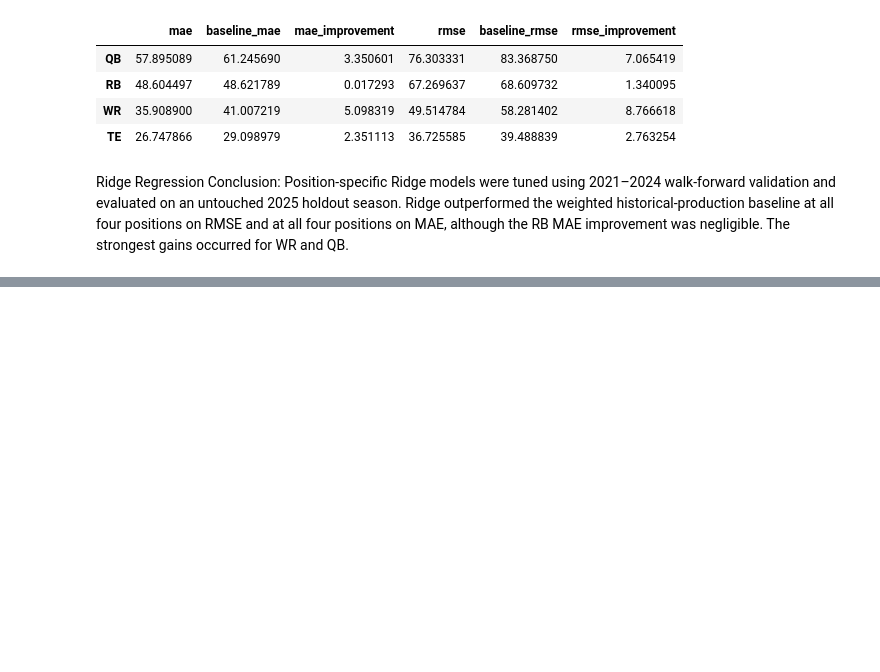
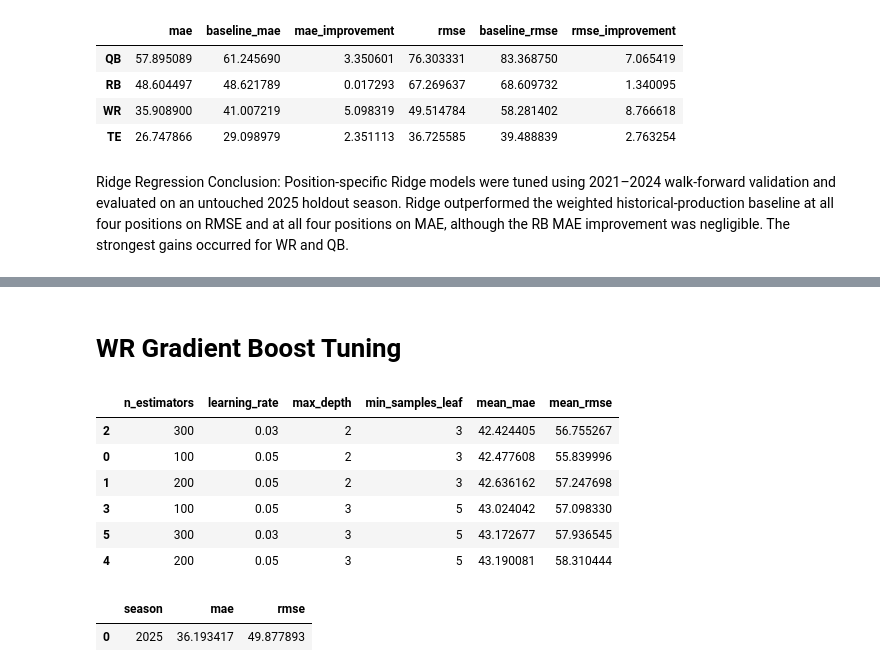
Before and after one commit to thjquinn/fantasy-football-projection-model, a Jupyter notebook: notebooks/05_modeling.ipynb, the cells around one changed output, grey strips where cells are left out. Drawn from its saved outputs; the diff is of its cells as text; code cells hidden in the pictures; blank space fills up the shorter version.

```diff
--- a/notebooks/05_modeling.ipynb
+++ b/notebooks/05_modeling.ipynb
@@ -1065,0 +1633,54 @@ Ridge Regression Conclusion: Position-specific Ridge models were tuned using 202
+# %% [markdown]
+# WR Gradient Boost Tuning
+# %%
+gb_tuning_results = []
+
+for config in gb_configs:
+
+    results = evaluate_gradient_boosting(
+        wr_df,
+        wr_features,
+        target,
+        tuning_seasons,
+        n_estimators=config["n_estimators"],
+        learning_rate=config["learning_rate"],
+        max_depth=config["max_depth"],
+        min_samples_leaf=config["min_samples_leaf"]
+    )
+
+    gb_tuning_results.append({
+        "n_estimators": config["n_estimators"],
+        "learning_rate": config["learning_rate"],
+        "max_depth": config["max_depth"],
+        "min_samples_leaf": config["min_samples_leaf"],
+        "mean_mae": results["mae"].mean(),
+        "mean_rmse": results["rmse"].mean()
+    })
+
+wr_gb_tuning = pd.DataFrame(gb_tuning_results)
+
+wr_gb_tuning.sort_values("mean_mae")
+# %% [output]
+|  | n_estimators | learning_rate | max_depth | min_samples_leaf | mean_mae | mean_rmse |
+| 2 | 300 | 0.03 | 2 | 3 | 42.424405 | 56.755267 |
+| 0 | 100 | 0.05 | 2 | 3 | 42.477608 | 55.839996 |
+| 1 | 200 | 0.05 | 2 | 3 | 42.636162 | 57.247698 |
+| 3 | 100 | 0.05 | 3 | 5 | 43.024042 | 57.098330 |
+| 5 | 300 | 0.03 | 3 | 5 | 43.172677 | 57.936545 |
+| 4 | 200 | 0.05 | 3 | 5 | 43.190081 | 58.310444 |
+# %%
+wr_gb_2025 = evaluate_gradient_boosting(
+    wr_df,
+    wr_features,
+    target,
+    [2025],
+    n_estimators=300,
+    learning_rate=0.03,
+    max_depth=2,
+    min_samples_leaf=3
+)
+
+wr_gb_2025
+# %% [output]
+|  | season | mae | rmse |
+| 0 | 2025 | 36.193417 | 49.877893 |
```
Also changed, not shown: parts of 48 cells of this notebook, 3 other files.
